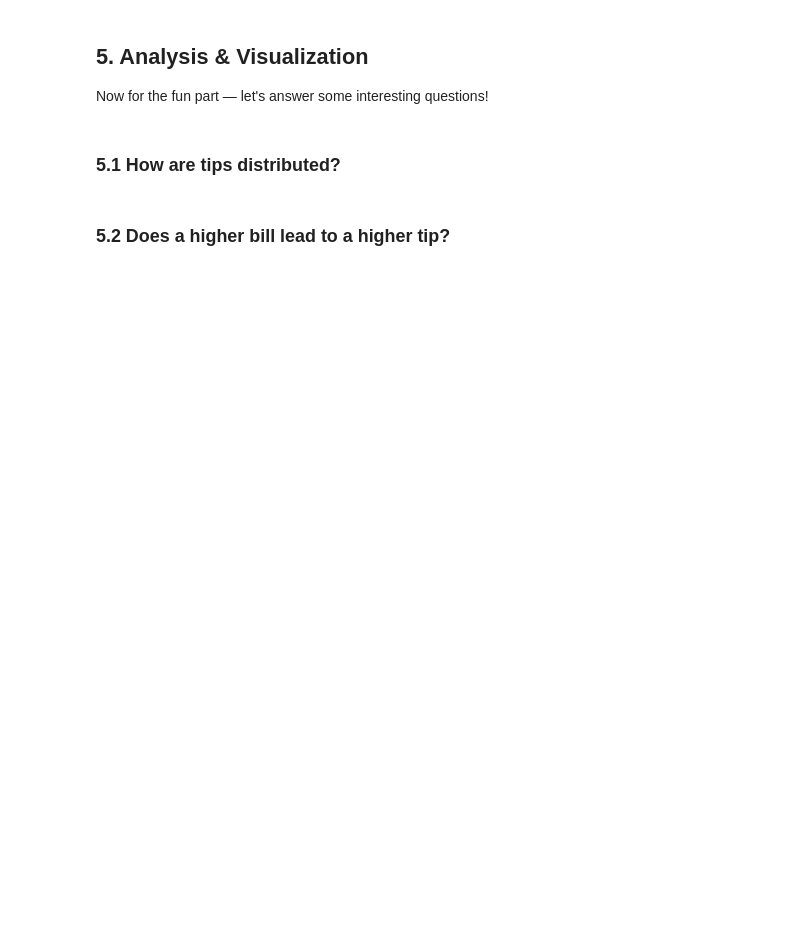
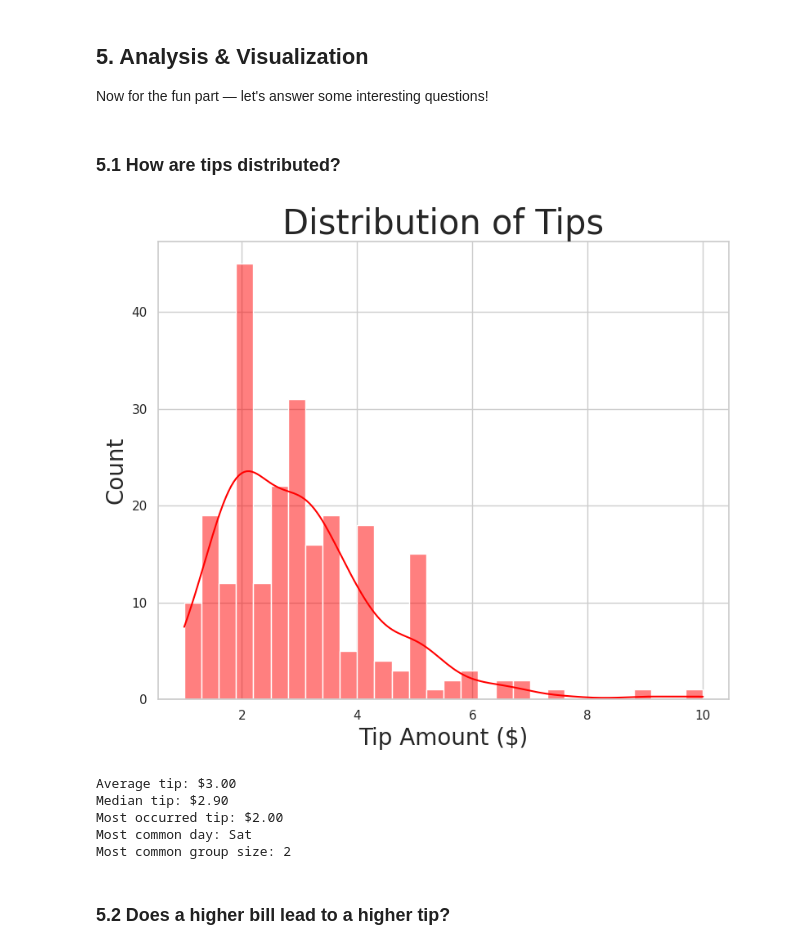
Before and after one commit to profpius/restaurant-tips-analysis, a Jupyter notebook: analysis.ipynb, the cells around one changed output. Drawn from its saved outputs; the diff is of its cells as text; code cells hidden in the pictures; blank space fills up the shorter version.

```diff
--- a/analysis.ipynb
+++ b/analysis.ipynb
@@ -60,17 +116,27 @@ Now for the fun part — let's answer some interesting questions!
 # %% [markdown]
 ### 5.1 How are tips distributed?
 # %%
-plt.figure(figsize=(8, 5))
-sns.histplot(df['tip'], bins=20, color='steelblue', kde=True)
-plt.title('Distribution of Tips', fontsize=14)
-plt.xlabel('Tip Amount ($)')
-plt.ylabel('Count')
+plt.figure(figsize=(8, 7))
+sns.histplot(df['tip'], bins=30, color='red', kde=True)
+plt.title('Distribution of Tips', fontsize=30)
+plt.xlabel('Tip Amount ($)', fontsize=20)
+plt.ylabel('Count', fontsize=20)
 plt.tight_layout()
 plt.savefig('tip_distribution.png', dpi=150)
 plt.show()
 
 print(f'Average tip: ${df["tip"].mean():.2f}')
 print(f'Median tip: ${df["tip"].median():.2f}')
+print(f'Most occurred tip: ${df["tip"].mode()[0]:.2f}')
+print(f'Most common day: {df["day"].mode()[0]}')
+print(f'Most common group size: {df["size"].mode()[0]}')
+# %% [output]
+[figure, added]
+Average tip: $3.00
+Median tip: $2.90
+Most occurred tip: $2.00
+Most common day: Sat
+Most common group size: 2
 # %% [markdown]
 ### 5.2 Does a higher bill lead to a higher tip?
 # %%
```
Also changed, not shown: parts of 11 cells of this notebook.
